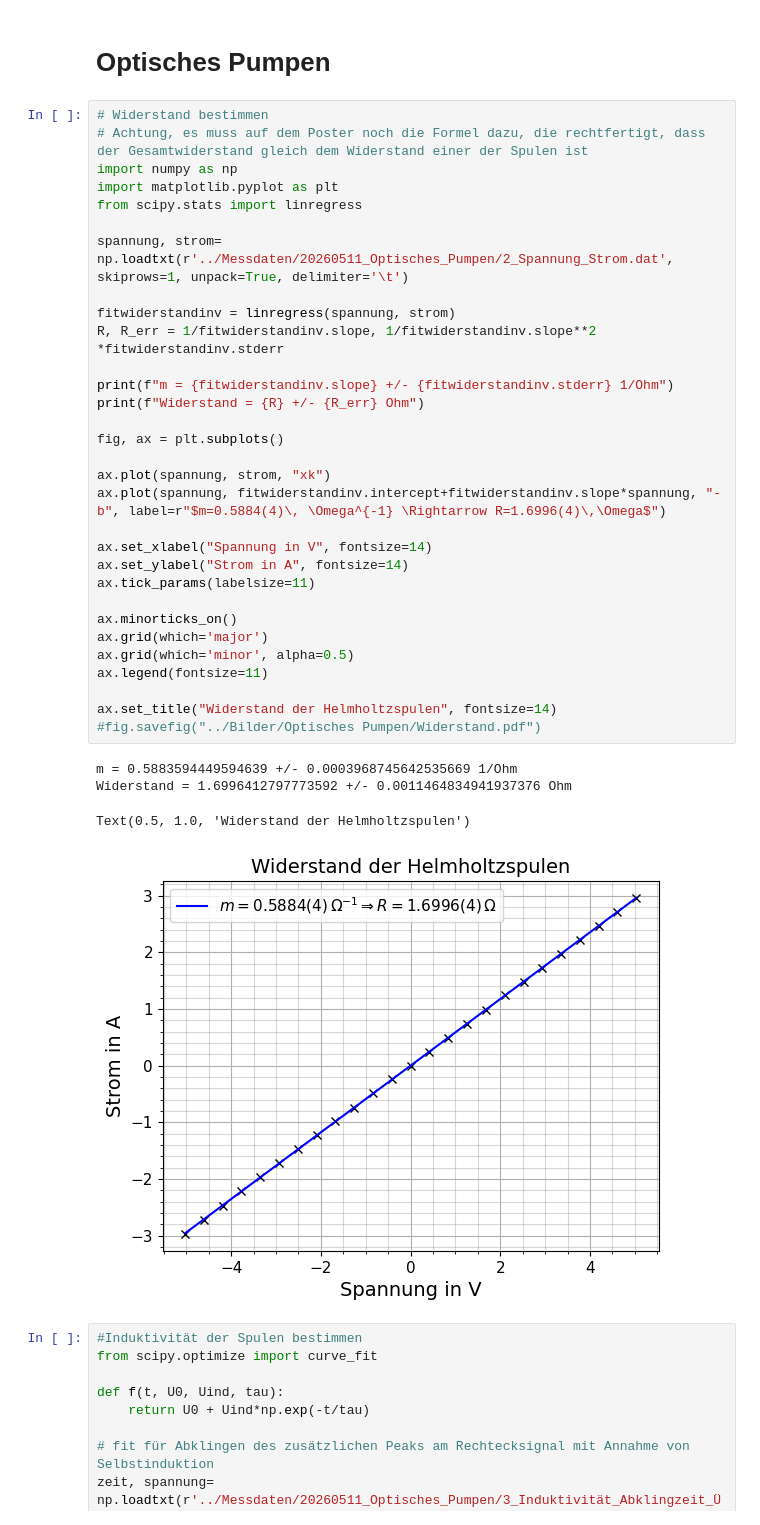
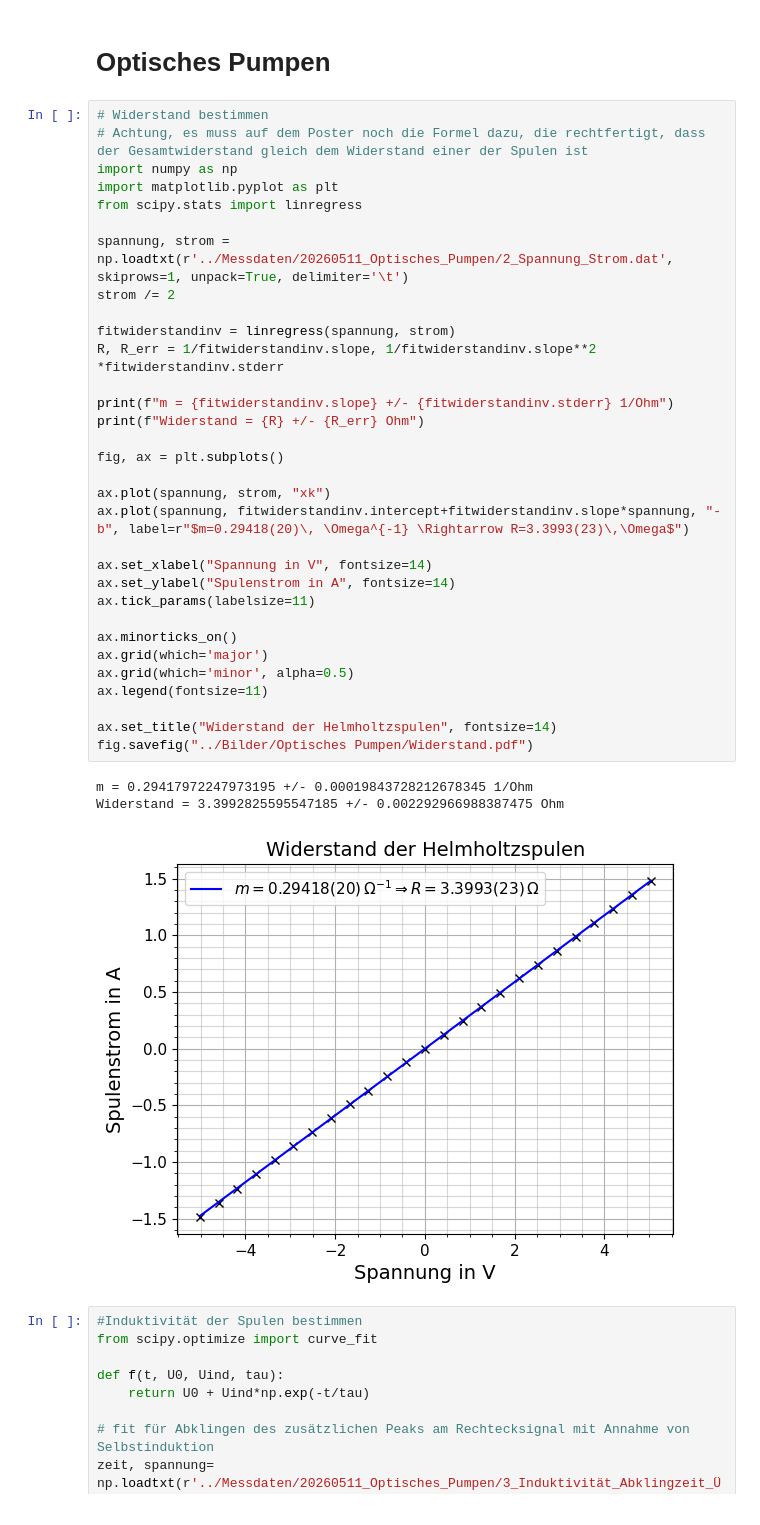
Before and after one commit to NicolasRohrbeck/fprak, a Jupyter notebook: scripts/optpumpen.ipynb, the cells around one changed output. Saved outputs shown, nothing was run; the diff lists cells and outputs as text.

```diff
--- a/scripts/optpumpen.ipynb
+++ b/scripts/optpumpen.ipynb
@@ -3,39 +3,39 @@
 # %%
 # Widerstand bestimmen
 # Achtung, es muss auf dem Poster noch die Formel dazu, die rechtfertigt, dass der Gesamtwiderstand gleich dem Widerstand einer der Spulen ist
 import numpy as np
 import matplotlib.pyplot as plt
 from scipy.stats import linregress
 
-spannung, strom= np.loadtxt(r'../Messdaten/20260511_Optisches_Pumpen/2_Spannung_Strom.dat', skiprows=1, unpack=True, delimiter='\t')
+spannung, strom = np.loadtxt(r'../Messdaten/20260511_Optisches_Pumpen/2_Spannung_Strom.dat', skiprows=1, unpack=True, delimiter='\t')
+strom /= 2
 
 fitwiderstandinv = linregress(spannung, strom)
 R, R_err = 1/fitwiderstandinv.slope, 1/fitwiderstandinv.slope**2 *fitwiderstandinv.stderr
 
 print(f"m = {fitwiderstandinv.slope} +/- {fitwiderstandinv.stderr} 1/Ohm")
 print(f"Widerstand = {R} +/- {R_err} Ohm")
 
 fig, ax = plt.subplots()
 
 ax.plot(spannung, strom, "xk")
-ax.plot(spannung, fitwiderstandinv.intercept+fitwiderstandinv.slope*spannung, "-b", label=r"$m=0.5884(4)\, \Omega^{-1} \Rightarrow R=1.6996(4)\,\Omega$")
+ax.plot(spannung, fitwiderstandinv.intercept+fitwiderstandinv.slope*spannung, "-b", label=r"$m=0.29418(20)\, \Omega^{-1} \Rightarrow R=3.3993(23)\,\Omega$")
 
 ax.set_xlabel("Spannung in V", fontsize=14)
-ax.set_ylabel("Strom in A", fontsize=14)
+ax.set_ylabel("Spulenstrom in A", fontsize=14)
 ax.tick_params(labelsize=11)
 
 ax.minorticks_on()
 ax.grid(which='major')
 ax.grid(which='minor', alpha=0.5)
 ax.legend(fontsize=11)
 
 ax.set_title("Widerstand der Helmholtzspulen", fontsize=14)
-#fig.savefig("../Bilder/Optisches Pumpen/Widerstand.pdf")
+fig.savefig("../Bilder/Optisches Pumpen/Widerstand.pdf")
 # %% [output]
-m = 0.5883594449594639 +/- 0.0003968745642535669 1/Ohm
-Widerstand = 1.6996412797773592 +/- 0.0011464834941937376 Ohm
+m = 0.29417972247973195 +/- 0.00019843728212678345 1/Ohm
+Widerstand = 3.3992825595547185 +/- 0.002292966988387475 Ohm
-Text(0.5, 1.0, 'Widerstand der Helmholtzspulen')
-[figure, old version]
+[figure, new version]
 # %%
 #Induktivität der Spulen bestimmen
 from scipy.optimize import curve_fit
```
Also changed, not shown: 1 other file.
